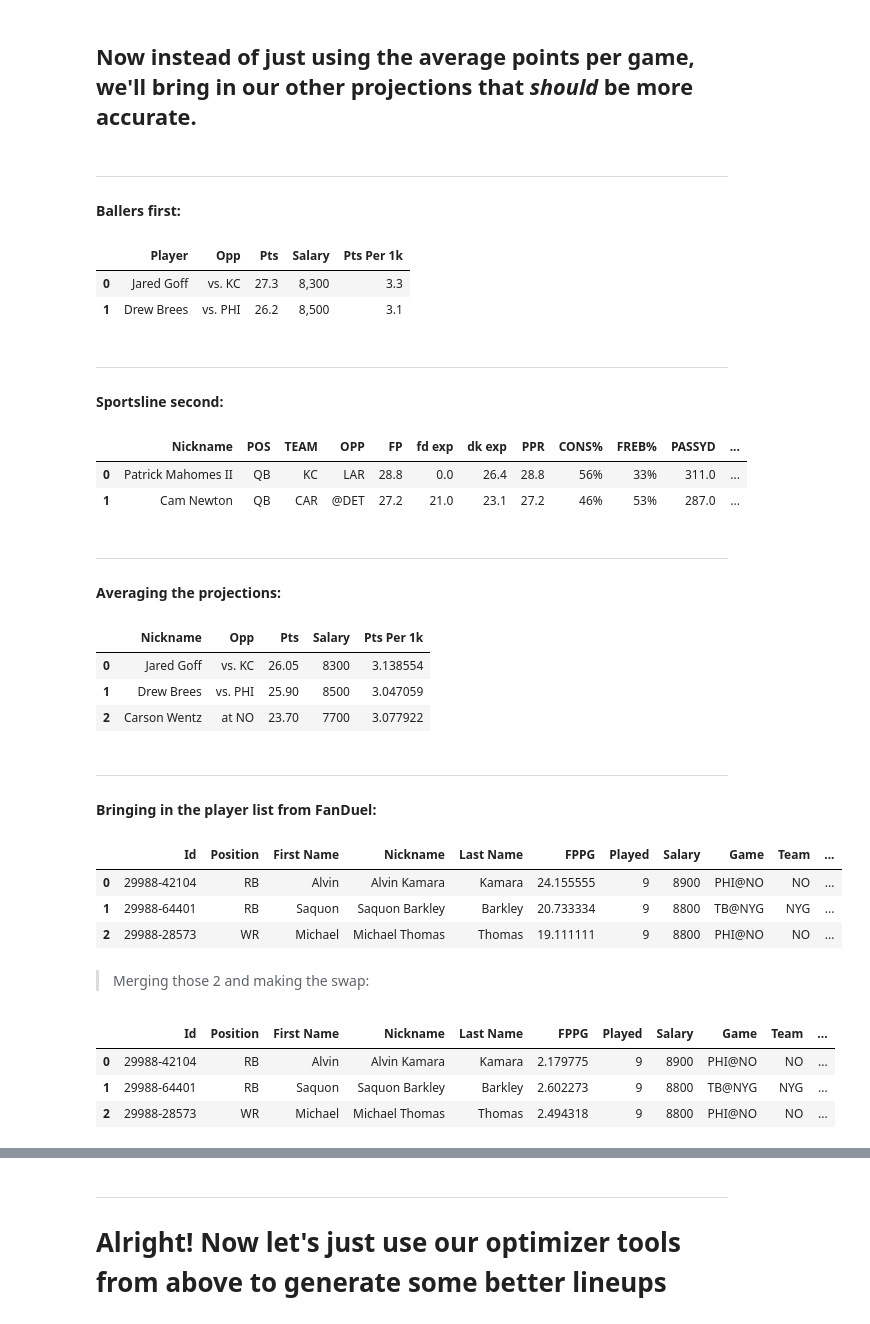
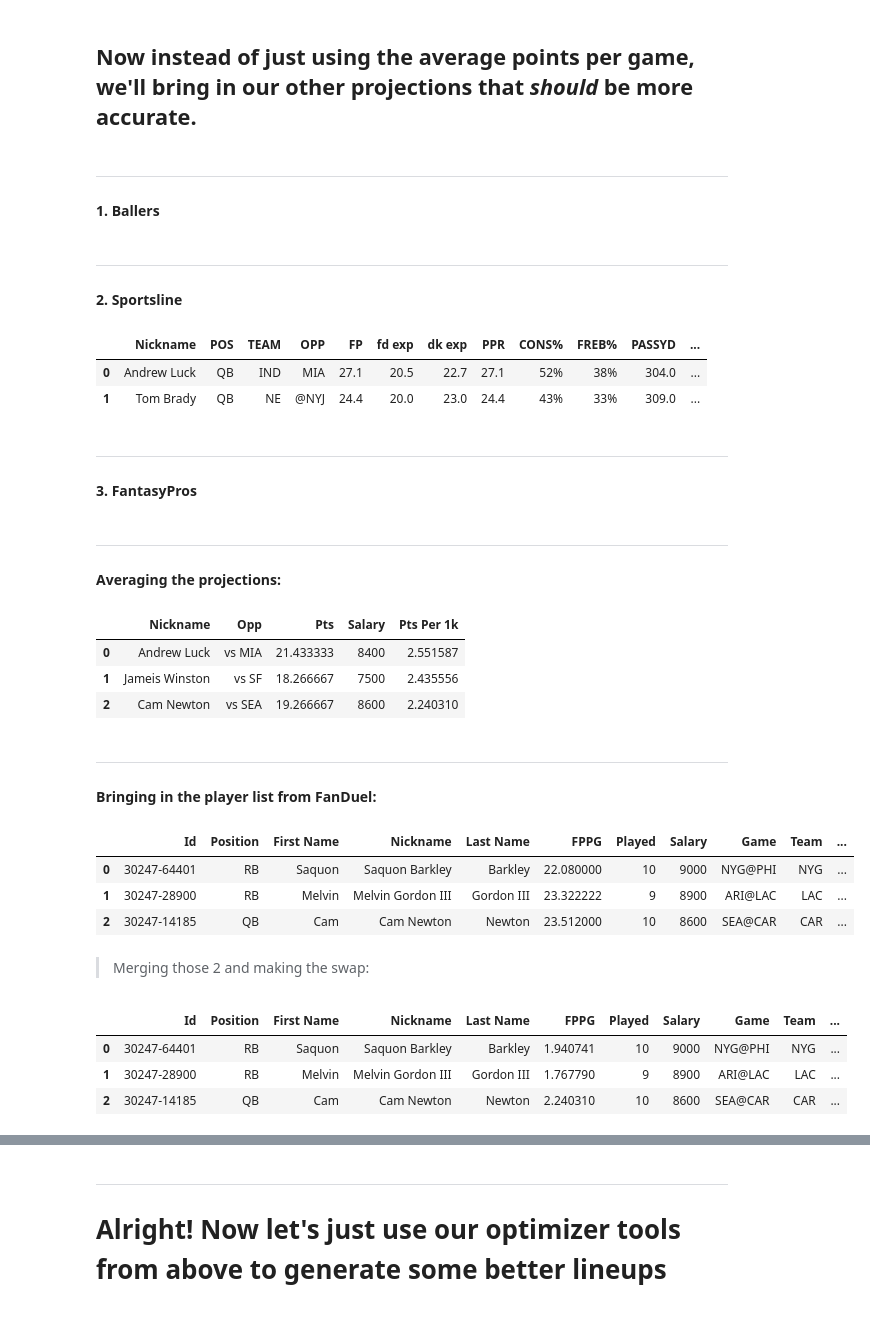
Before and after one commit to dodgemcintosh/FFML, a Jupyter notebook: 7-Generating-FanDuel-Lineups.ipynb, the cells around one changed output, grey strips where cells are left out. Cells and saved outputs as stored; diff of their text form; code cells hidden in the pictures.

```diff
--- a/7-Generating-FanDuel-Lineups.ipynb
+++ b/7-Generating-FanDuel-Lineups.ipynb
@@ -35,5 +40,5 @@ for lineup in optimizer.optimize(n=5, max_exposure=0.3):
 ## Now instead of just using the average points per game, we'll bring in our other projections that *should* be more accurate.
 # %% [markdown]
 ___
-#### Ballers first:
+#### 1. Ballers
 # %%
@@ -45,12 +50,6 @@ wrs = pd.read_csv('projections/Week-{}/DFS - Fanduel WR.csv'.format(current_week
 tes = pd.read_csv('projections/Week-{}/DFS - Fanduel TE.csv'.format(current_week))
 dst = pd.read_csv('projections/Week-{}/DFS - Fanduel DST.csv'.format(current_week))
 full_team_names = list(dst.sort_values('Player')['Player'])
-# %%
-qbs.head(2)
-# %% [output]
-|  | Player | Opp | Pts | Salary | Pts Per 1k |
-| 0 | Jared Goff | vs. KC | 27.3 | 8,300 | 3.3 |
-| 1 | Drew Brees | vs. PHI | 26.2 | 8,500 | 3.1 |
 # %%
 footballers = pd.concat([qbs,rbs,wrs,tes,dst])
 footballers.rename(columns={"Player": "Nickname"}, inplace=True)
@@ -57,14 +57,18 @@ footballers.rename(columns={"Player": "Nickname"}, inplace=True)
 # %% [markdown]
 ___
-#### Sportsline second:
+#### 2. Sportsline
 # %%
 sportsline = pd.read_csv('projections/Week-{}/projections.csv'.format(current_week))
 sportsline.rename(columns={"PLAYER": "Nickname"}, inplace=True)
+sportsline.Nickname.replace(problematic_names_dict, inplace=True)
 abbv_team_names = list(sportsline.loc[sportsline.POS == 'DEF', :].sort_values('Nickname')['Nickname'])
 defenses_dict = dict(zip(abbv_team_names, full_team_names))
 sportsline['Nickname'].replace(defenses_dict, inplace = True)
 sportsline.head(2)
 # %% [output]
 |  | Nickname | POS | TEAM | OPP | FP | fd exp | dk exp | PPR | CONS% | FREB% | PASSYD | ... |
-| 0 | Patrick Mahomes II | QB | KC | LAR | 28.8 | 0.0 | 26.4 | 28.8 | 56% | 33% | 311.0 | ... |
-| 1 | Cam Newton | QB | CAR | @DET | 27.2 | 21.0 | 23.1 | 27.2 | 46% | 53% | 287.0 | ... |
+| 0 | Andrew Luck | QB | IND | MIA | 27.1 | 20.5 | 22.7 | 27.1 | 52% | 38% | 304.0 | ... |
+| 1 | Tom Brady | QB | NE | @NYJ | 24.4 | 20.0 | 23.0 | 24.4 | 43% | 33% | 309.0 | ... |
+# %% [markdown]
+___
+#### 3. FantasyPros
@@ -73,28 +90,29 @@ ___
 #### Averaging the projections:
 # %%
 total_projections = pd.merge(footballers, sportsline, on="Nickname")
+total_projections = pd.merge(total_projections, fantasy_pros, on="Nickname")
 total_projections['Salary'] = total_projections.Salary.apply(lambda x: int(x.replace(',', '')))
-total_projections['Pts'] = (total_projections.Pts + total_projections.FP) / 2
+total_projections['Pts'] = (total_projections.Pts + total_projections.FP + total_projections.FPTS) / 3
 total_projections['Pts Per 1k'] = total_projections['Pts'] / (total_projections.Salary / 1000)
 total_projections.drop(labels=list(total_projections.columns[5:]), axis=1, inplace=True)
 total_projections.head(3)
 # %% [output]
 |  | Nickname | Opp | Pts | Salary | Pts Per 1k |
-| 0 | Jared Goff | vs. KC | 26.05 | 8300 | 3.138554 |
-| 1 | Drew Brees | vs. PHI | 25.90 | 8500 | 3.047059 |
-| 2 | Carson Wentz | at NO | 23.70 | 7700 | 3.077922 |
+| 0 | Andrew Luck | vs MIA | 21.433333 | 8400 | 2.551587 |
+| 1 | Jameis Winston | vs SF | 18.266667 | 7500 | 2.435556 |
+| 2 | Cam Newton | vs SEA | 19.266667 | 8600 | 2.240310 |
 # %% [markdown]
 ___
 #### Bringing in the player list from FanDuel:
 # %%
 # Make sure you're selecting the correct file:
-player_list=pd.read_csv('player-lists/Week-11/FanDuel-NFL-2018-11-18-29988-players-list.csv')
+player_list=pd.read_csv('player-lists/Week-12/FanDuel-NFL-2018-11-25-30247-players-list.csv')
 player_list.head(3)
 # %% [output]
 |  | Id | Position | First Name | Nickname | Last Name | FPPG | Played | Salary | Game | Team | ... |
-| 0 | 29988-42104 | RB | Alvin | Alvin Kamara | Kamara | 24.155555 | 9 | 8900 | PHI@NO | NO | ... |
-| 1 | 29988-64401 | RB | Saquon | Saquon Barkley | Barkley | 20.733334 | 9 | 8800 | TB@NYG | NYG | ... |
-| 2 | 29988-28573 | WR | Michael | Michael Thomas | Thomas | 19.111111 | 9 | 8800 | PHI@NO | NO | ... |
+| 0 | 30247-64401 | RB | Saquon | Saquon Barkley | Barkley | 22.080000 | 10 | 9000 | NYG@PHI | NYG | ... |
+| 1 | 30247-28900 | RB | Melvin | Melvin Gordon III | Gordon III | 23.322222 | 9 | 8900 | ARI@LAC | LAC | ... |
+| 2 | 30247-14185 | QB | Cam | Cam Newton | Newton | 23.512000 | 10 | 8600 | SEA@CAR | CAR | ... |
 # %% [markdown]
 > Merging those 2 and making the swap:
 # %%
@@ -102,13 +120,13 @@ master_projections = pd.merge(left=player_list, right=total_projections, how='in
 master_projections['FPPG'] = master_projections['Pts Per 1k'] # Experiment with Pts OR Pts Per 1k
 master_projections.drop(['Opp', 'Pts', 'Salary_tp', 'Pts Per 1k'],axis=1, inplace=True)
 master_projections.rename(columns={'Salary_FD':'Salary'}, inplace=True)
-master_projections.to_csv('projections/Week-{}/master_projections.csv'.format(current_week))
+master_projections.to_csv('projections/Week-{}/master_FD_projections.csv'.format(current_week))
 master_projections.head(3)
 # %% [output]
 |  | Id | Position | First Name | Nickname | Last Name | FPPG | Played | Salary | Game | Team | ... |
-| 0 | 29988-42104 | RB | Alvin | Alvin Kamara | Kamara | 2.179775 | 9 | 8900 | PHI@NO | NO | ... |
-| 1 | 29988-64401 | RB | Saquon | Saquon Barkley | Barkley | 2.602273 | 9 | 8800 | TB@NYG | NYG | ... |
-| 2 | 29988-28573 | WR | Michael | Michael Thomas | Thomas | 2.494318 | 9 | 8800 | PHI@NO | NO | ... |
+| 0 | 30247-64401 | RB | Saquon | Saquon Barkley | Barkley | 1.940741 | 10 | 9000 | NYG@PHI | NYG | ... |
+| 1 | 30247-28900 | RB | Melvin | Melvin Gordon III | Gordon III | 1.767790 | 9 | 8900 | ARI@LAC | LAC | ... |
+| 2 | 30247-14185 | QB | Cam | Cam Newton | Newton | 2.240310 | 10 | 8600 | SEA@CAR | CAR | ... |
 # %%
 master_projections.loc[master_projections.Position == 'D', :].sort_values('FPPG', ascending= False)[:5]
 # %% [output]
```
Also changed, not shown: parts of 16 cells of this notebook.
